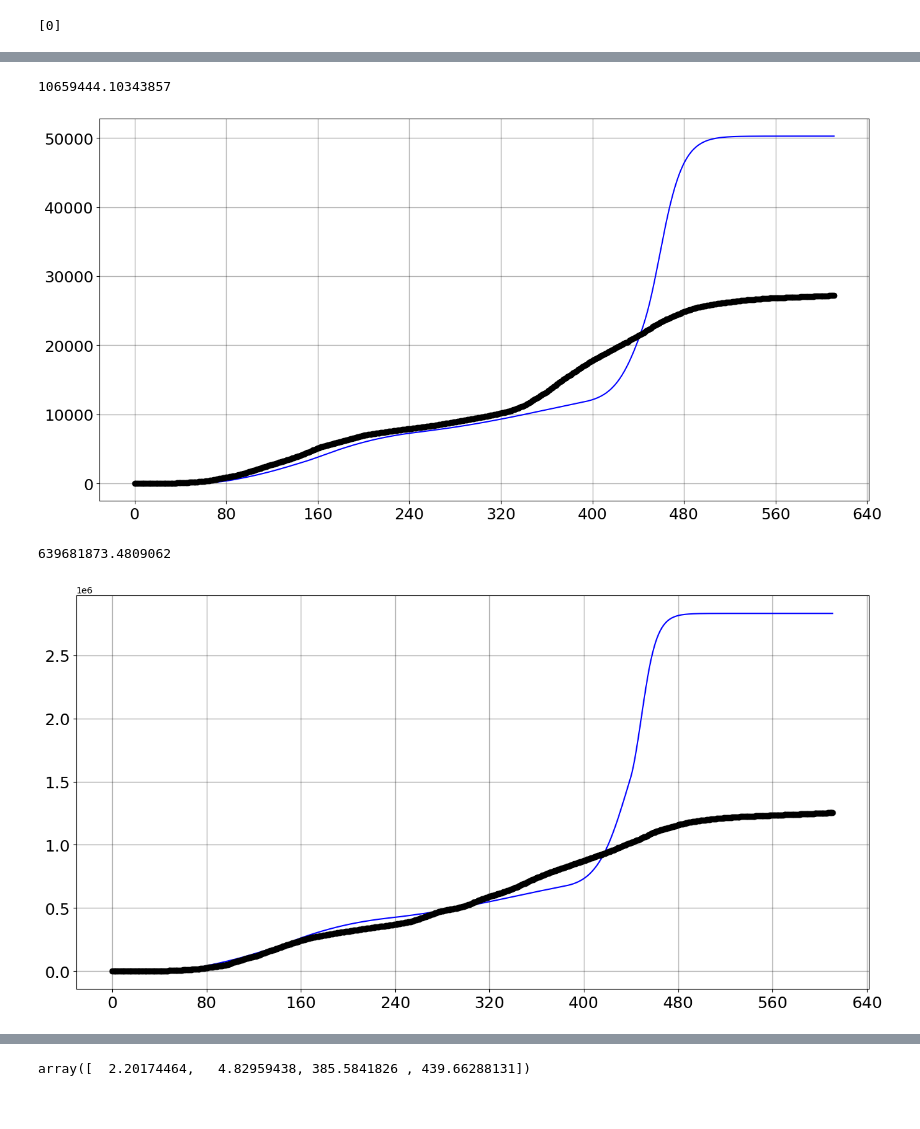
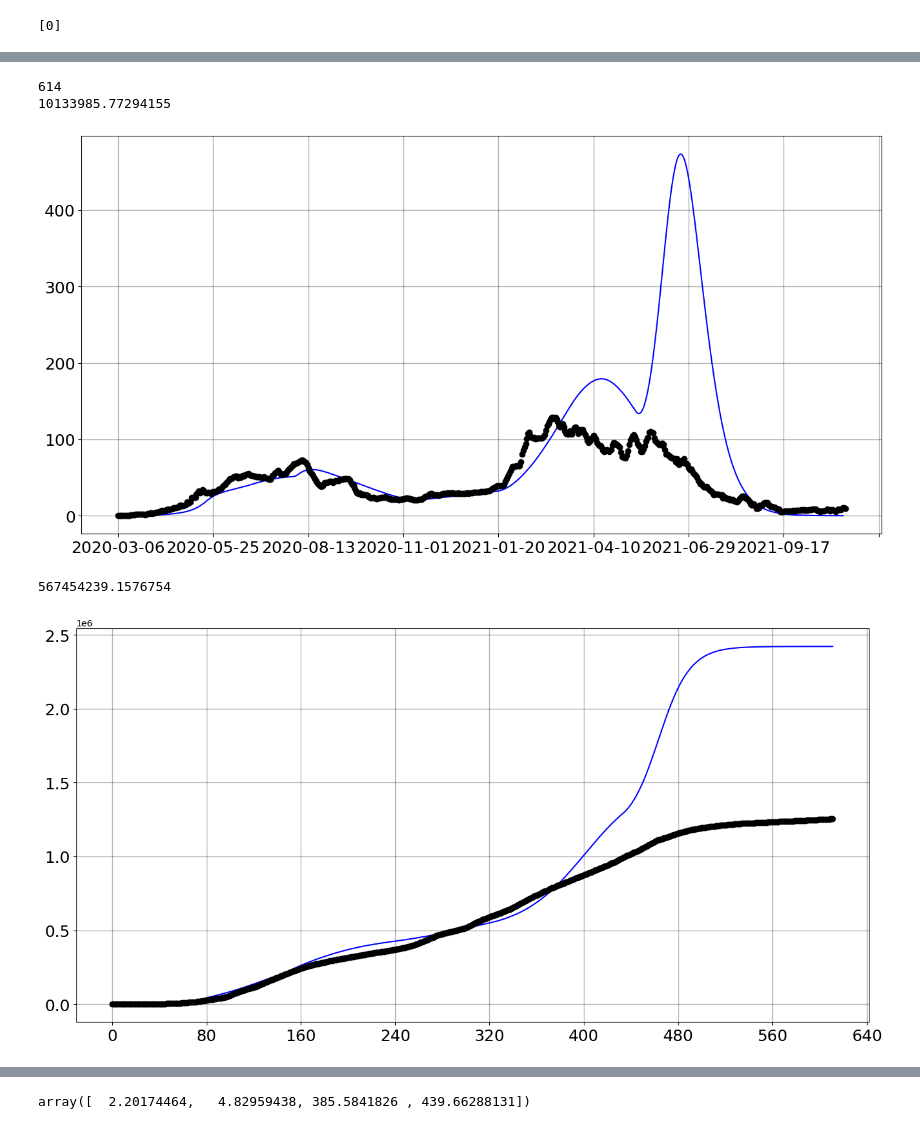
Before and after one commit to filipe7788/SEIHURD, a Jupyter notebook: fitting/estudo_de_vacinas/seiihurd_AON.ipynb, the cells around one changed output, grey strips where cells are left out. Drawn from its saved outputs; the diff is of its cells as text; code cells hidden in the pictures.

```diff
--- a/fitting/estudo_de_vacinas/seiihurd_AON.ipynb
+++ b/fitting/estudo_de_vacinas/seiihurd_AON.ipynb
@@ -282,16 +282,16 @@ n_tries=100  #Quanto maior mais certeza do resultado. Colocar em 100 para roda c
 ts0 =  np.arange(len(novos_vacinados)-1)
 
 
-best_pop=Best_Fit(np.diff(dados_mortes), n_tries, ts0, condicoes_iniciais)
-b0, b1, t0, t1 = best_pop
-parode = [b0, b1, t0, t1]
+# best_pop=Best_Fit(np.diff(dados_mortes), n_tries, ts0, condicoes_iniciais)
+# b0, b1, t0, t1 = best_pop
+# parode = [b0, b1, t0, t1]
 # t0,t1 = 317.72001799, 435.15640895
 # parode = [1.57052078,   2.85820568, 324.07517388, 434.0124978]
 
 
 # TEMPO FOI OTIMIZADO TAMBÉM
 
-#parode = [  1.5864754 ,   3.5051942 , 317.72001799, 435.15640895]
+parode = [  1.5864754 ,   3.5051942 , 317.72001799, 435.15640895]
 # calls integrator
 qs = solve_ivp(fun=SEIIHURD, t_span=[0, len(novos_vacinados)-1], args=(parode,) ,y0=condicoes_iniciais, dense_output=True, method="RK45",  t_eval=np.arange(len(novos_vacinados)-1))
 qs = qs.y
@@ -332,38 +305,39 @@ errMortos = (qi - dados_mortes[:612]) / np.sqrt(qi+1)
     # mortos_modelo           = np.diff(qs[-6,:]*N)
     # casos_modelo            = np.diff(qs[-5,:]*N)
     # casos_vacinados_modelo   = np.diff(qs[-1,:]*N)
     # hosp_modelo             = np.diff(qs[-3,:]*N)
     # hospVac_modelo          = np.diff(qs[-2,:]*N)
 #Criando plot
 fig, ax = plt.subplots(figsize=(16,8))
 
 #Desenhando grid no plot
 ax.grid(which='major', axis='both', color='black',linewidth=1.,alpha=0.3)
 ax.autoscale()
 
 x_para_escala = np.arange(0, len(dados_datas)-2, 1)
-
-ax.scatter(x_para_escala,  (dados_mortes)[:len(dados_datas)-2], color='black',zorder=3,label='Reported data')
+print(len(dados_mortes))
+ax.scatter(dados_datas[:613],  np.diff(dados_mortes), color='black',zorder=3,label='Reported data')
 #Plot the fitted function as a line.
-ax.plot(x_para_escala, (N*qi)[:len(dados_datas)],color='blue',label='Fitted function')
+ax.plot(dados_datas[:611], np.diff(N*qi),color='blue',label='Fitted function')
 #Set the labels
 # ax.set_ylabel('Mortos',fontsize=22)
 # ax.set_xlabel('Dias', fontsize=22)
 
 #The size of the numbers on the axixis
 ax.tick_params(labelsize=18)
 
 #Limiting the ammount of dates on the X axixs
 ax.xaxis.set_major_locator(plt.MaxNLocator(10))
 #Rotating the dates for better visualization
 # plt.setp(ax.get_xticklabels(), rotation=30)
 print( np.cumsum(N*qi)[-1])
 
 #Show Graph
 plt.show()
 # %% [output]
-10659444.10343857
+614
+10133985.77294155
-[figure, old version]
+[figure, new version]
 # %%
 # plotando mortes
 ts0 =  np.arange(len(novos_vacinados)-1)
@@ -403,8 +377,8 @@ print( np.cumsum(N*qi)[-1])
 #Show Graph
 plt.show()
 # %% [output]
-639681873.4809062
+567454239.1576754
-[figure, old version]
+[figure, new version]
 # %%
 # plotando mortes
 ts0 =  np.arange(len(novos_vacinados)-1)
```
Also changed, not shown: parts of 4 cells of this notebook, 7 other files.
